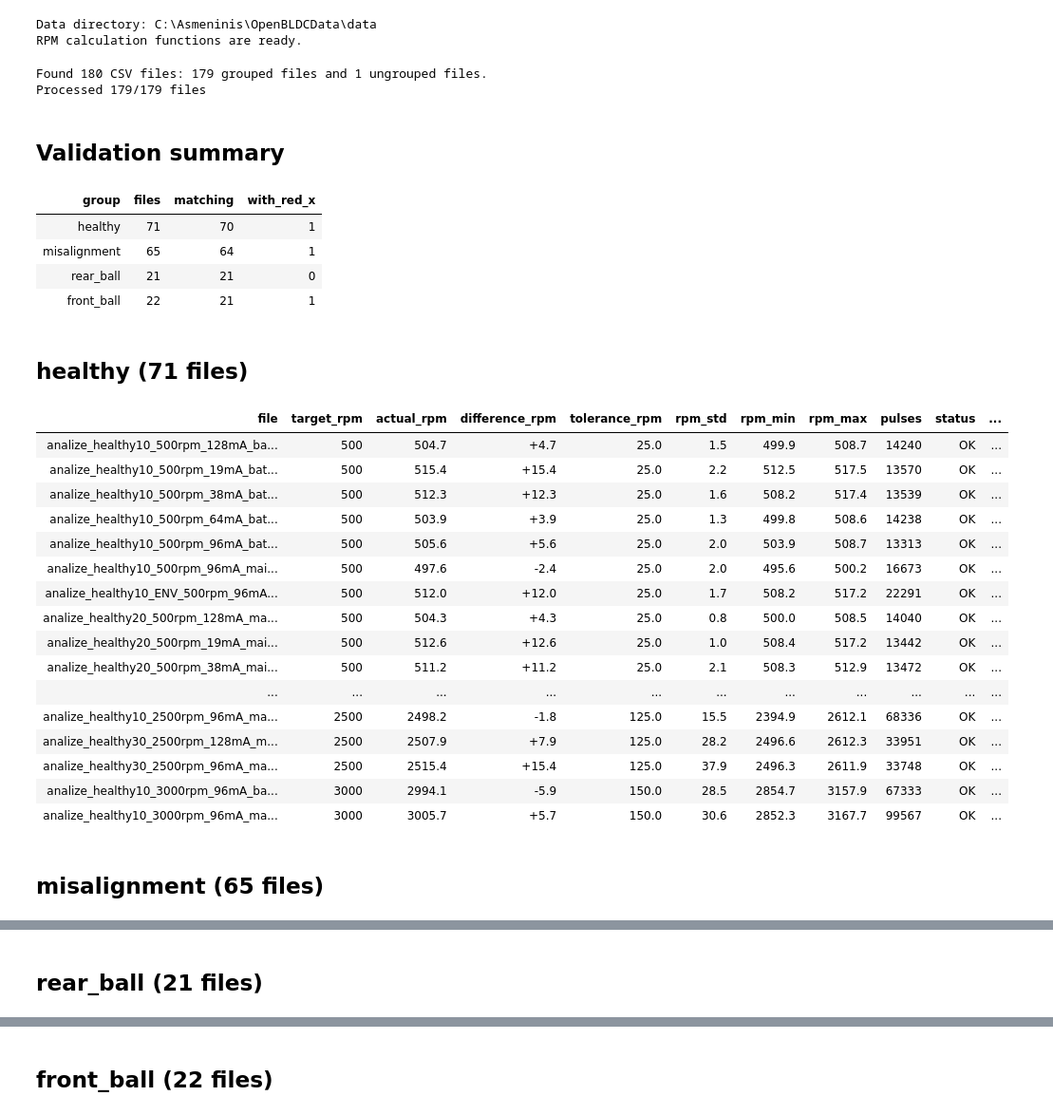
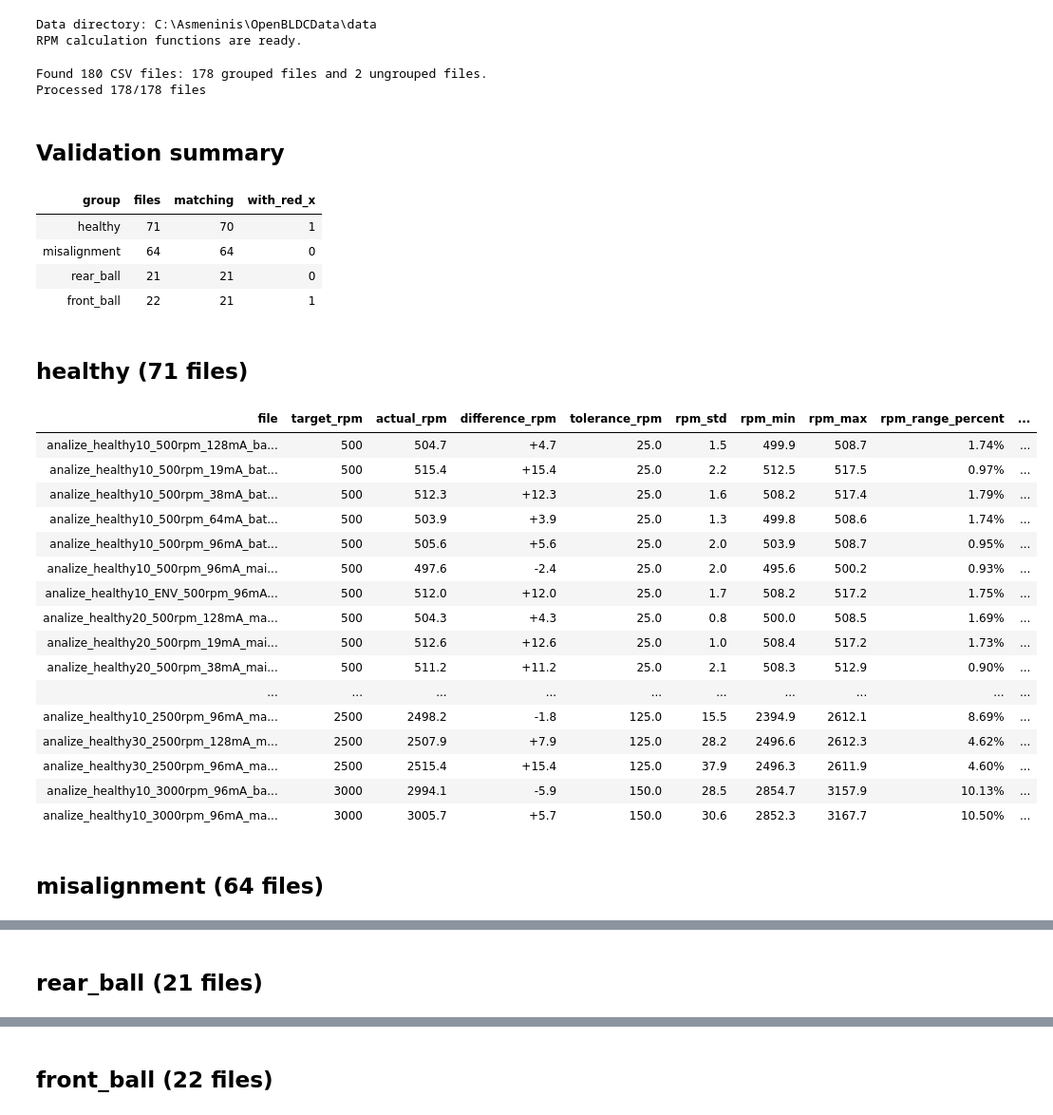
Before and after one commit to Atikas/OpenBLDCData, a Jupyter notebook: examples/RPM_validation.ipynb, the cells around one changed output, grey strips where cells are left out. Shown at 95% size. Cells and saved outputs as stored; diff of their text form; code cells hidden in the pictures.

```diff
--- a/examples/RPM_validation.ipynb
+++ b/examples/RPM_validation.ipynb
@@ -83,6 +127,8 @@ RPM calculation functions are ready.
 csv_files = sorted(DATA_DIR.glob("*.csv"))
 matched_files = []
 for csv_path in csv_files:
+    if "_SF_" in csv_path.name:
+        continue
     match = name_pattern.match(csv_path.name)
     if match:
         matched_files.append((csv_path, match))
@@ -135,6 +181,9 @@ for index, (csv_path, match) in enumerate(matched_files, start=1):
 print()
 results = pd.DataFrame(rows)
 results["group"] = pd.Categorical(results["group"], categories=GROUPS, ordered=True)
+results["rpm_range_percent"] = (
+    100 * (results["rpm_max"] - results["rpm_min"]) / results["actual_rpm"]
+)
 results = results.sort_values(["group", "target_rpm", "file"]).reset_index(drop=True)
 
 summary = (
@@ -156,6 +205,7 @@ table_columns = [
     "rpm_std",
     "rpm_min",
     "rpm_max",
+    "rpm_range_percent",
     "pulses",
     "status",
     "error",
@@ -168,51 +218,52 @@ def status_style(value):
 
 for group in GROUPS:
     group_results = results.loc[results["group"] == group, table_columns]
     display(HTML(f"<h2>{group} ({len(group_results)} files)</h2>"))
     styled = (
         group_results.style
         .hide(axis="index")
         .format(
             {
                 "target_rpm": "{:.0f}",
                 "actual_rpm": "{:.1f}",
                 "difference_rpm": "{:+.1f}",
                 "tolerance_rpm": "{:.1f}",
                 "rpm_std": "{:.1f}",
                 "rpm_min": "{:.1f}",
                 "rpm_max": "{:.1f}",
+                "rpm_range_percent": "{:.2f}%",
                 "pulses": "{:.0f}",
             },
             na_rep="-",
         )
         .map(status_style, subset=["status"])
     )
     display(styled)
 # %% [output]
-Found 180 CSV files: 179 grouped files and 1 ungrouped files.
-Processed 179/179 files
+Found 180 CSV files: 178 grouped files and 2 ungrouped files.
+Processed 178/178 files
 Validation summary
 | group | files | matching | with_red_x |
 | healthy | 71 | 70 | 1 |
-| misalignment | 65 | 64 | 1 |
+| misalignment | 64 | 64 | 0 |
 | rear_ball | 21 | 21 | 0 |
 | front_ball | 22 | 21 | 1 |
 healthy (71 files)
-| file | target_rpm | actual_rpm | difference_rpm | tolerance_rpm | rpm_std | rpm_min | rpm_max | pulses | status | ... |
-| analize_healthy10_500rpm_128mA_ba... | 500 | 504.7 | +4.7 | 25.0 | 1.5 | 499.9 | 508.7 | 14240 | OK | ... |
-| analize_healthy10_500rpm_19mA_bat... | 500 | 515.4 | +15.4 | 25.0 | 2.2 | 512.5 | 517.5 | 13570 | OK | ... |
-| analize_healthy10_500rpm_38mA_bat... | 500 | 512.3 | +12.3 | 25.0 | 1.6 | 508.2 | 517.4 | 13539 | OK | ... |
-| analize_healthy10_500rpm_64mA_bat... | 500 | 503.9 | +3.9 | 25.0 | 1.3 | 499.8 | 508.6 | 14238 | OK | ... |
-| analize_healthy10_500rpm_96mA_bat... | 500 | 505.6 | +5.6 | 25.0 | 2.0 | 503.9 | 508.7 | 13313 | OK | ... |
-| analize_healthy10_500rpm_96mA_mai... | 500 | 497.6 | -2.4 | 25.0 | 2.0 | 495.6 | 500.2 | 16673 | OK | ... |
-| analize_healthy10_ENV_500rpm_96mA... | 500 | 512.0 | +12.0 | 25.0 | 1.7 | 508.2 | 517.2 | 22291 | OK | ... |
-| analize_healthy20_500rpm_128mA_ma... | 500 | 504.3 | +4.3 | 25.0 | 0.8 | 500.0 | 508.5 | 14040 | OK | ... |
-| analize_healthy20_500rpm_19mA_mai... | 500 | 512.6 | +12.6 | 25.0 | 1.0 | 508.4 | 517.2 | 13442 | OK | ... |
-| analize_healthy20_500rpm_38mA_mai... | 500 | 511.2 | +11.2 | 25.0 | 2.1 | 508.3 | 512.9 | 13472 | OK | ... |
-| ... | ... | ... | ... | ... | ... | ... | ... | ... | ... | ... |
-| analize_healthy10_2500rpm_96mA_ma... | 2500 | 2498.2 | -1.8 | 125.0 | 15.5 | 2394.9 | 2612.1 | 68336 | OK | ... |
-| analize_healthy30_2500rpm_128mA_m... | 2500 | 2507.9 | +7.9 | 125.0 | 28.2 | 2496.6 | 2612.3 | 33951 | OK | ... |
-| analize_healthy30_2500rpm_96mA_ma... | 2500 | 2515.4 | +15.4 | 125.0 | 37.9 | 2496.3 | 2611.9 | 33748 | OK | ... |
-| analize_healthy10_3000rpm_96mA_ba... | 3000 | 2994.1 | -5.9 | 150.0 | 28.5 | 2854.7 | 3157.9 | 67333 | OK | ... |
-| analize_healthy10_3000rpm_96mA_ma... | 3000 | 3005.7 | +5.7 | 150.0 | 30.6 | 2852.3 | 3167.7 | 99567 | OK | ... |
+| file | target_rpm | actual_rpm | difference_rpm | tolerance_rpm | rpm_std | rpm_min | rpm_max | rpm_range_percent | ... |
+| analize_healthy10_500rpm_128mA_ba... | 500 | 504.7 | +4.7 | 25.0 | 1.5 | 499.9 | 508.7 | 1.74% | ... |
+| analize_healthy10_500rpm_19mA_bat... | 500 | 515.4 | +15.4 | 25.0 | 2.2 | 512.5 | 517.5 | 0.97% | ... |
+| analize_healthy10_500rpm_38mA_bat... | 500 | 512.3 | +12.3 | 25.0 | 1.6 | 508.2 | 517.4 | 1.79% | ... |
+| analize_healthy10_500rpm_64mA_bat... | 500 | 503.9 | +3.9 | 25.0 | 1.3 | 499.8 | 508.6 | 1.74% | ... |
+| analize_healthy10_500rpm_96mA_bat... | 500 | 505.6 | +5.6 | 25.0 | 2.0 | 503.9 | 508.7 | 0.95% | ... |
+| analize_healthy10_500rpm_96mA_mai... | 500 | 497.6 | -2.4 | 25.0 | 2.0 | 495.6 | 500.2 | 0.93% | ... |
+| analize_healthy10_ENV_500rpm_96mA... | 500 | 512.0 | +12.0 | 25.0 | 1.7 | 508.2 | 517.2 | 1.75% | ... |
+| analize_healthy20_500rpm_128mA_ma... | 500 | 504.3 | +4.3 | 25.0 | 0.8 | 500.0 | 508.5 | 1.69% | ... |
+| analize_healthy20_500rpm_19mA_mai... | 500 | 512.6 | +12.6 | 25.0 | 1.0 | 508.4 | 517.2 | 1.73% | ... |
+| analize_healthy20_500rpm_38mA_mai... | 500 | 511.2 | +11.2 | 25.0 | 2.1 | 508.3 | 512.9 | 0.90% | ... |
+| ... | ... | ... | ... | ... | ... | ... | ... | ... | ... |
+| analize_healthy10_2500rpm_96mA_ma... | 2500 | 2498.2 | -1.8 | 125.0 | 15.5 | 2394.9 | 2612.1 | 8.69% | ... |
+| analize_healthy30_2500rpm_128mA_m... | 2500 | 2507.9 | +7.9 | 125.0 | 28.2 | 2496.6 | 2612.3 | 4.62% | ... |
+| analize_healthy30_2500rpm_96mA_ma... | 2500 | 2515.4 | +15.4 | 125.0 | 37.9 | 2496.3 | 2611.9 | 4.60% | ... |
+| analize_healthy10_3000rpm_96mA_ba... | 3000 | 2994.1 | -5.9 | 150.0 | 28.5 | 2854.7 | 3157.9 | 10.13% | ... |
+| analize_healthy10_3000rpm_96mA_ma... | 3000 | 3005.7 | +5.7 | 150.0 | 30.6 | 2852.3 | 3167.7 | 10.50% | ... |
-misalignment (65 files)
+misalignment (64 files)
```
Also changed, not shown: parts of 5 cells of this notebook, 22 other files.
